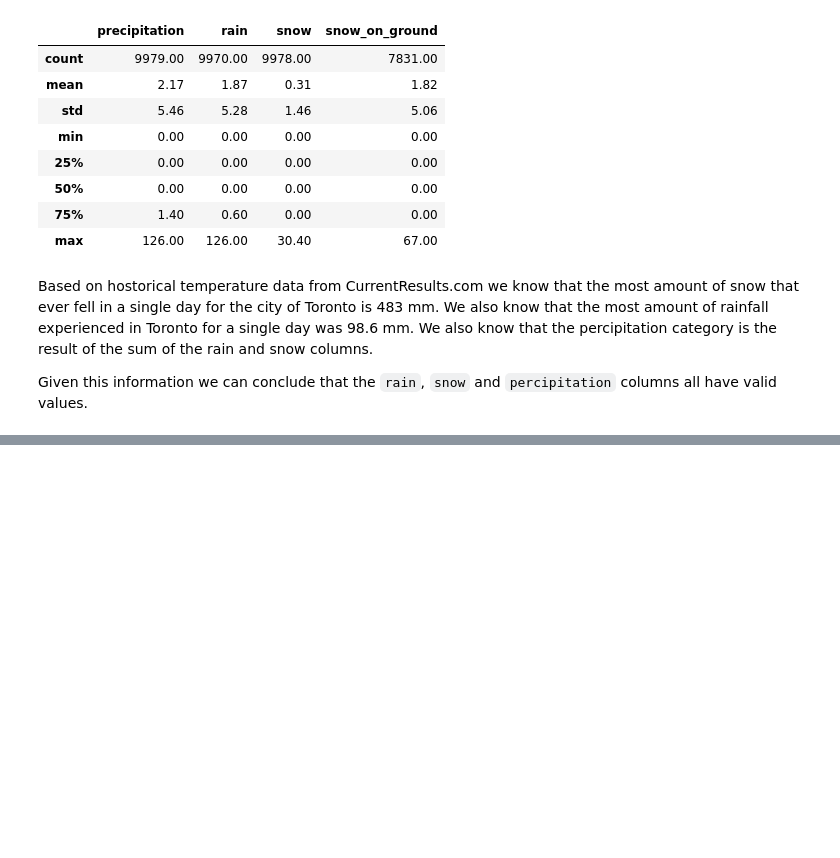
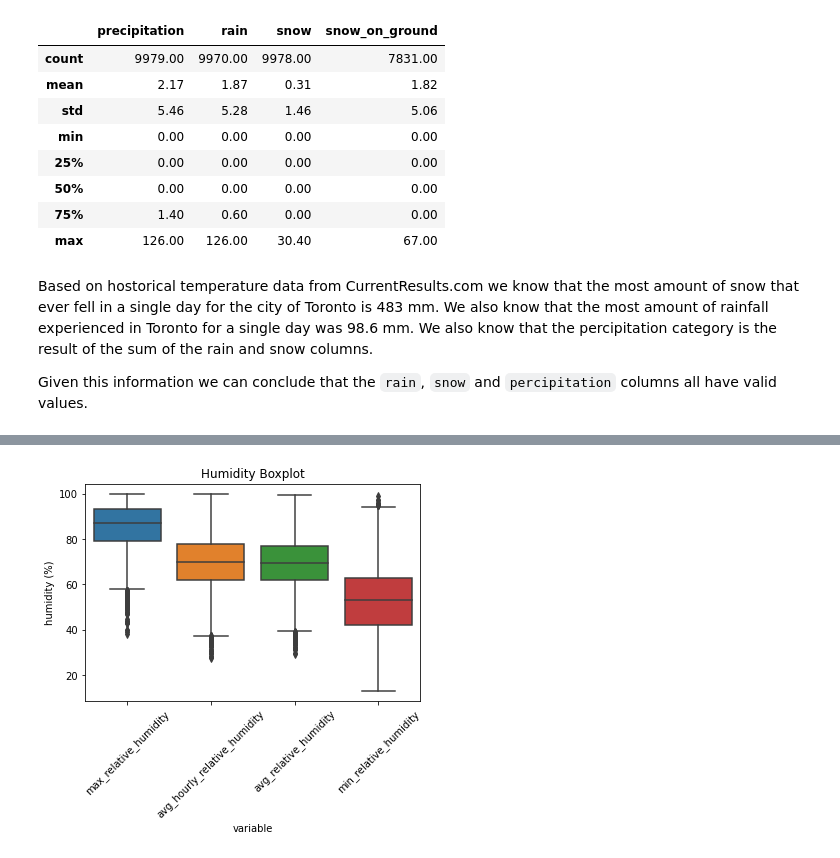
Before and after one commit to sampso29/Toronto-Rain-Prediction-, a Jupyter notebook: Toronto Rain Prediction.ipynb, the cells around one changed output, grey strips where cells are left out. Saved outputs shown, nothing was run; the diff lists cells and outputs as text; code cells hidden in the pictures; blank space fills up the shorter version.

```diff
--- a/Toronto Rain Prediction.ipynb
+++ b/Toronto Rain Prediction.ipynb
@@ -380,0 +406,10 @@ Given this information we can conclude that the `rain`, `snow` and `percipitatio
+# %%
+cols = ['max_relative_humidity','avg_hourly_relative_humidity','avg_relative_humidity','min_relative_humidity']
+hum_box_data = data_reduced.melt(id_vars='date', value_vars= cols)
+sns.boxplot(x='variable', y='value', data= hum_box_data)
+plt.xticks(rotation=45)
+plt.ylabel('humidity (%)')
+plt.title('Humidity Boxplot')
+plt.show()
+# %% [output]
+[figure, added]
```
Also changed, not shown: parts of 12 cells of this notebook.
